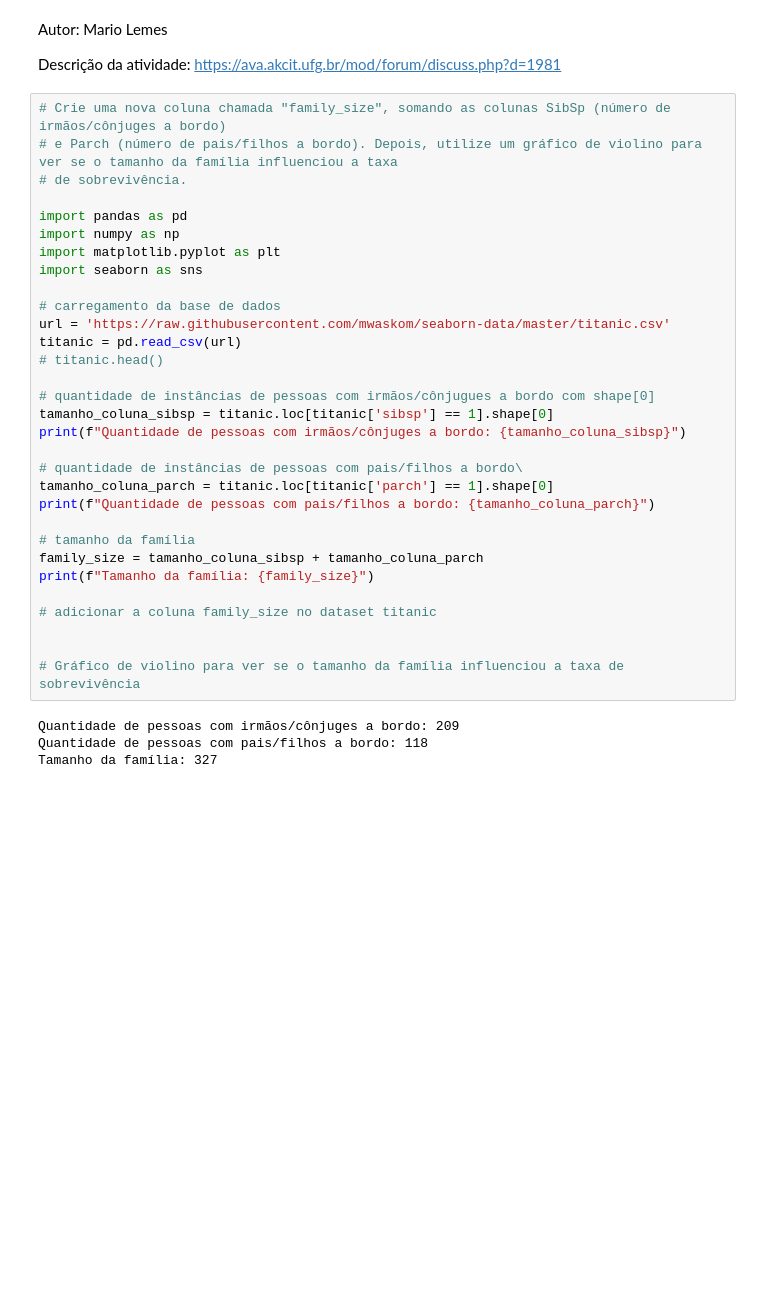
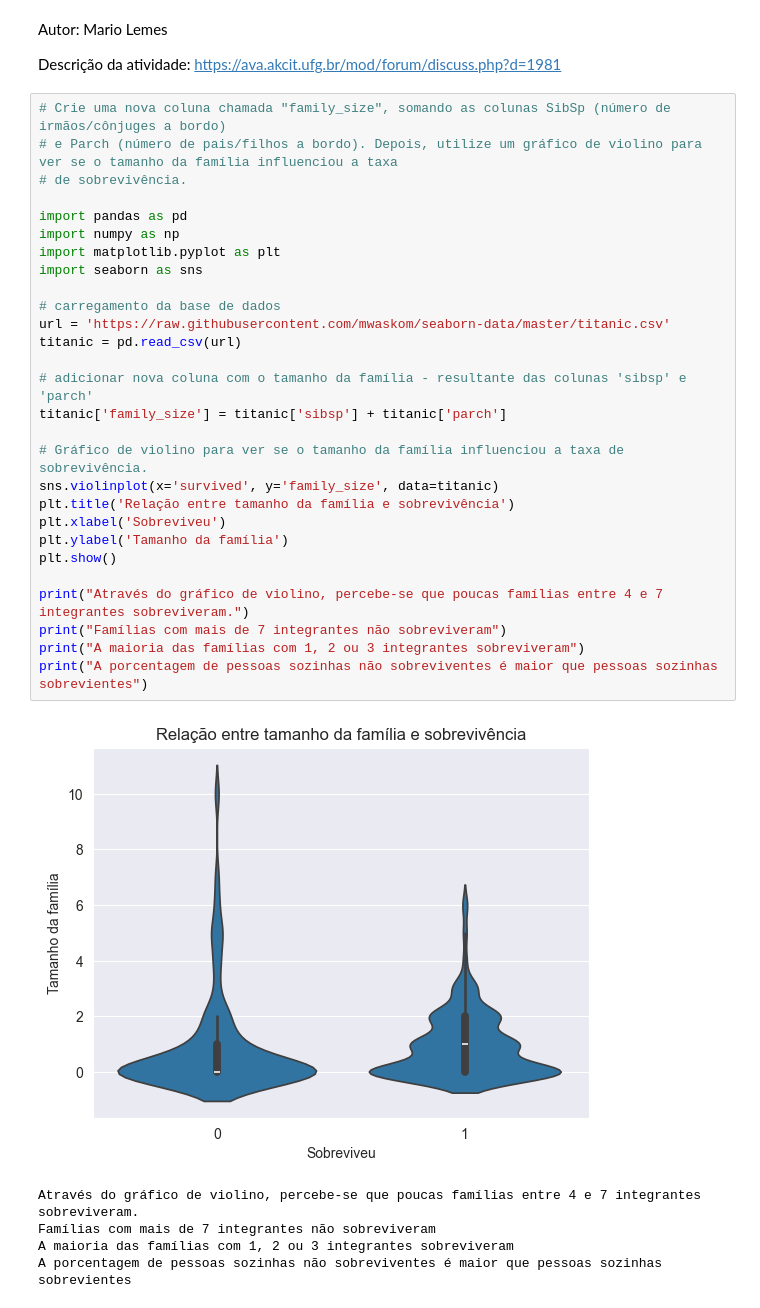
Before and after one commit to mariotlemes/pos-NLP, a Jupyter notebook: src/M3-forum-estudo-caso-titanic/estudo_caso_titanic.ipynb, the cells around one changed output. Saved outputs shown, nothing was run; the diff lists cells and outputs as text; blank space fills up the shorter version.

```diff
--- a/src/M3-forum-estudo-caso-titanic/estudo_caso_titanic.ipynb
+++ b/src/M3-forum-estudo-caso-titanic/estudo_caso_titanic.ipynb
@@ -5,35 +5,34 @@ Descrição da atividade: https://ava.akcit.ufg.br/mod/forum/discuss.php?d=1981
 # %%
 # Crie uma nova coluna chamada "family_size", somando as colunas SibSp (número de irmãos/cônjuges a bordo)
 # e Parch (número de pais/filhos a bordo). Depois, utilize um gráfico de violino para ver se o tamanho da família influenciou a taxa
 # de sobrevivência.
 
 import pandas as pd
 import numpy as np
 import matplotlib.pyplot as plt
 import seaborn as sns
 
 # carregamento da base de dados
 url = 'https://raw.githubusercontent.com/mwaskom/seaborn-data/master/titanic.csv'
 titanic = pd.read_csv(url)
-# titanic.head()
 
-# quantidade de instâncias de pessoas com irmãos/cônjugues a bordo com shape[0]
-tamanho_coluna_sibsp = titanic.loc[titanic['sibsp'] == 1].shape[0]
-print(f"Quantidade de pessoas com irmãos/cônjuges a bordo: {tamanho_coluna_sibsp}")
+# adicionar nova coluna com o tamanho da família - resultante das colunas 'sibsp' e 'parch'
+titanic['family_size'] = titanic['sibsp'] + titanic['parch']
 
-# quantidade de instâncias de pessoas com pais/filhos a bordo\
-tamanho_coluna_parch = titanic.loc[titanic['parch'] == 1].shape[0]
-print(f"Quantidade de pessoas com pais/filhos a bordo: {tamanho_coluna_parch}")
+# Gráfico de violino para ver se o tamanho da família influenciou a taxa de sobrevivência.
+sns.violinplot(x='survived', y='family_size', data=titanic)
+plt.title('Relação entre tamanho da família e sobrevivência')
+plt.xlabel('Sobreviveu')
+plt.ylabel('Tamanho da família')
+plt.show()
 
-# tamanho da família
-family_size = tamanho_coluna_sibsp + tamanho_coluna_parch
-print(f"Tamanho da família: {family_size}")
-
-# adicionar a coluna family_size no dataset titanic
-
-
-# Gráfico de violino para ver se o tamanho da família influenciou a taxa de sobrevivência
+print("Através do gráfico de violino, percebe-se que poucas famílias entre 4 e 7 integrantes sobreviveram.")
+print("Famílias com mais de 7 integrantes não sobreviveram")
+print("A maioria das famílias com 1, 2 ou 3 integrantes sobreviveram")
+print("A porcentagem de pessoas sozinhas não sobreviventes é maior que pessoas sozinhas sobrevientes")
 # %% [output]
+[figure, added]
-Quantidade de pessoas com irmãos/cônjuges a bordo: 209
-Quantidade de pessoas com pais/filhos a bordo: 118
-Tamanho da família: 327
+Através do gráfico de violino, percebe-se que poucas famílias entre 4 e 7 integrantes sobreviveram.
+Famílias com mais de 7 integrantes não sobreviveram
+A maioria das famílias com 1, 2 ou 3 integrantes sobreviveram
+A porcentagem de pessoas sozinhas não sobreviventes é maior que pessoas sozinhas sobrevientes
```
